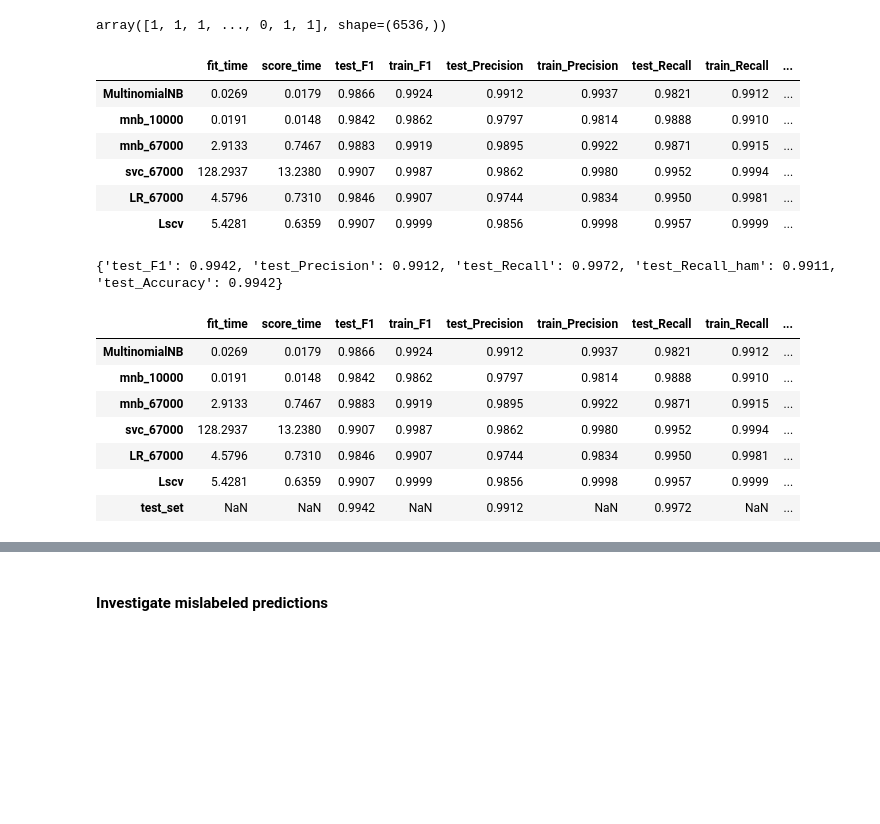
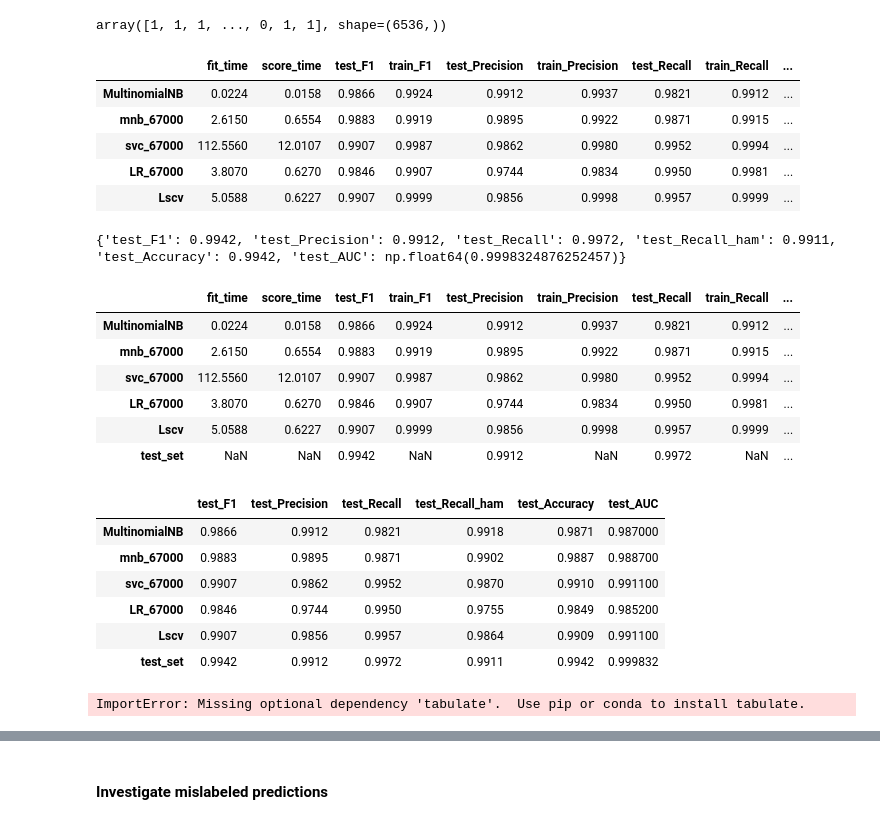
Before and after one commit to rime11/email-spam-classifier, a Jupyter notebook: notebooks/02_model_selection.ipynb, the cells around one changed output, grey strips where cells are left out. Cells and saved outputs as stored; diff of their text form; code cells hidden in the pictures; blank space fills up the shorter version.

```diff
--- a/notebooks/02_model_selection.ipynb
+++ b/notebooks/02_model_selection.ipynb
@@ -799,33 +1011,48 @@ preds
 array([1, 1, 1, ..., 0, 1, 1], shape=(6536,))
 # %%
 #import scores_df
-scores_df_2 = pd.read_csv(data_path/'scores_df.csv', index_col = 0)
-#assert scores_df_2.shape ==
-scores_df_2
+scores_df_scores = pd.read_csv(data_path/'scores_df.csv', index_col = 0)
+scores_df_scores
 # %% [output]
 |  | fit_time | score_time | test_F1 | train_F1 | test_Precision | train_Precision | test_Recall | train_Recall | ... |
-| MultinomialNB | 0.0269 | 0.0179 | 0.9866 | 0.9924 | 0.9912 | 0.9937 | 0.9821 | 0.9912 | ... |
-| mnb_10000 | 0.0191 | 0.0148 | 0.9842 | 0.9862 | 0.9797 | 0.9814 | 0.9888 | 0.9910 | ... |
-| mnb_67000 | 2.9133 | 0.7467 | 0.9883 | 0.9919 | 0.9895 | 0.9922 | 0.9871 | 0.9915 | ... |
-| svc_67000 | 128.2937 | 13.2380 | 0.9907 | 0.9987 | 0.9862 | 0.9980 | 0.9952 | 0.9994 | ... |
-| LR_67000 | 4.5796 | 0.7310 | 0.9846 | 0.9907 | 0.9744 | 0.9834 | 0.9950 | 0.9981 | ... |
-| Lscv | 5.4281 | 0.6359 | 0.9907 | 0.9999 | 0.9856 | 0.9998 | 0.9957 | 0.9999 | ... |
+| MultinomialNB | 0.0224 | 0.0158 | 0.9866 | 0.9924 | 0.9912 | 0.9937 | 0.9821 | 0.9912 | ... |
+| mnb_67000 | 2.6150 | 0.6554 | 0.9883 | 0.9919 | 0.9895 | 0.9922 | 0.9871 | 0.9915 | ... |
+| svc_67000 | 112.5560 | 12.0107 | 0.9907 | 0.9987 | 0.9862 | 0.9980 | 0.9952 | 0.9994 | ... |
+| LR_67000 | 3.8070 | 0.6270 | 0.9846 | 0.9907 | 0.9744 | 0.9834 | 0.9950 | 0.9981 | ... |
+| Lscv | 5.0588 | 0.6227 | 0.9907 | 0.9999 | 0.9856 | 0.9998 | 0.9957 | 0.9999 | ... |
 # %%
 #score predictions
-sys.path.append('../src')
+sys.path.append(functions_path)
 import pred_scorer
-scores_df_2 = pred_scorer.evaluate_predictions(y_test, preds,scores_df_2)
-scores_df_2
+scores_df_test = pred_scorer.evaluate_predictions(scores_df_scores, y_test, preds,pred_decision = pred_proba)
+scores_df_test
 # %% [output]
-{'test_F1': 0.9942, 'test_Precision': 0.9912, 'test_Recall': 0.9972, 'test_Recall_ham': 0.9911, 'test_Accuracy': 0.9942}
+{'test_F1': 0.9942, 'test_Precision': 0.9912, 'test_Recall': 0.9972, 'test_Recall_ham': 0.9911, 'test_Accuracy': 0.9942, 'test_AUC': np.float64(0.9998324876252457)}
 |  | fit_time | score_time | test_F1 | train_F1 | test_Precision | train_Precision | test_Recall | train_Recall | ... |
-| MultinomialNB | 0.0269 | 0.0179 | 0.9866 | 0.9924 | 0.9912 | 0.9937 | 0.9821 | 0.9912 | ... |
-| mnb_10000 | 0.0191 | 0.0148 | 0.9842 | 0.9862 | 0.9797 | 0.9814 | 0.9888 | 0.9910 | ... |
-| mnb_67000 | 2.9133 | 0.7467 | 0.9883 | 0.9919 | 0.9895 | 0.9922 | 0.9871 | 0.9915 | ... |
-| svc_67000 | 128.2937 | 13.2380 | 0.9907 | 0.9987 | 0.9862 | 0.9980 | 0.9952 | 0.9994 | ... |
-| LR_67000 | 4.5796 | 0.7310 | 0.9846 | 0.9907 | 0.9744 | 0.9834 | 0.9950 | 0.9981 | ... |
-| Lscv | 5.4281 | 0.6359 | 0.9907 | 0.9999 | 0.9856 | 0.9998 | 0.9957 | 0.9999 | ... |
+| MultinomialNB | 0.0224 | 0.0158 | 0.9866 | 0.9924 | 0.9912 | 0.9937 | 0.9821 | 0.9912 | ... |
+| mnb_67000 | 2.6150 | 0.6554 | 0.9883 | 0.9919 | 0.9895 | 0.9922 | 0.9871 | 0.9915 | ... |
+| svc_67000 | 112.5560 | 12.0107 | 0.9907 | 0.9987 | 0.9862 | 0.9980 | 0.9952 | 0.9994 | ... |
+| LR_67000 | 3.8070 | 0.6270 | 0.9846 | 0.9907 | 0.9744 | 0.9834 | 0.9950 | 0.9981 | ... |
+| Lscv | 5.0588 | 0.6227 | 0.9907 | 0.9999 | 0.9856 | 0.9998 | 0.9957 | 0.9999 | ... |
 | test_set | NaN | NaN | 0.9942 | NaN | 0.9912 | NaN | 0.9972 | NaN | ... |
+# %%
+#Only test scores
+test_scores = scores_df_test.loc[:,scores_df_test.columns.str.startswith('test')]
+test_scores
+# %% [output]
+|  | test_F1 | test_Precision | test_Recall | test_Recall_ham | test_Accuracy | test_AUC |
+| MultinomialNB | 0.9866 | 0.9912 | 0.9821 | 0.9918 | 0.9871 | 0.987000 |
+| mnb_67000 | 0.9883 | 0.9895 | 0.9871 | 0.9902 | 0.9887 | 0.988700 |
+| svc_67000 | 0.9907 | 0.9862 | 0.9952 | 0.9870 | 0.9910 | 0.991100 |
+| LR_67000 | 0.9846 | 0.9744 | 0.9950 | 0.9755 | 0.9849 | 0.985200 |
+| Lscv | 0.9907 | 0.9856 | 0.9957 | 0.9864 | 0.9909 | 0.991100 |
+| test_set | 0.9942 | 0.9912 | 0.9972 | 0.9911 | 0.9942 | 0.999832 |
+# %%
+### Save the test score for all models
+test_scores.to_markdown(index=False)
+#test_scores.to_csv(parent_dir/'data'/'scores_df_test.csv')
+# %% [output]
+ImportError: Missing optional dependency 'tabulate'.  Use pip or conda to install tabulate.
 # %%
 #combine X_test and y_test
 X_test['label']=y_test
```
Also changed, not shown: parts of 44 cells of this notebook, 9 other files.
